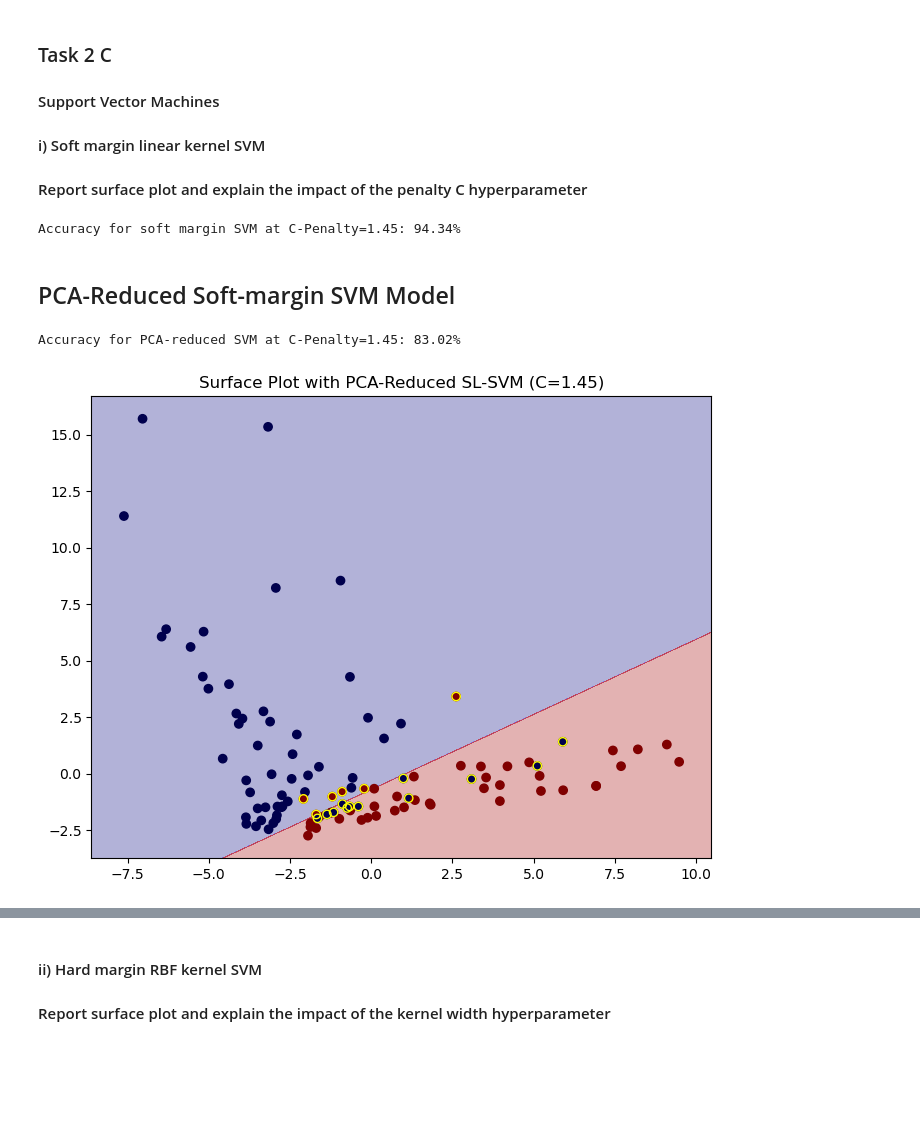
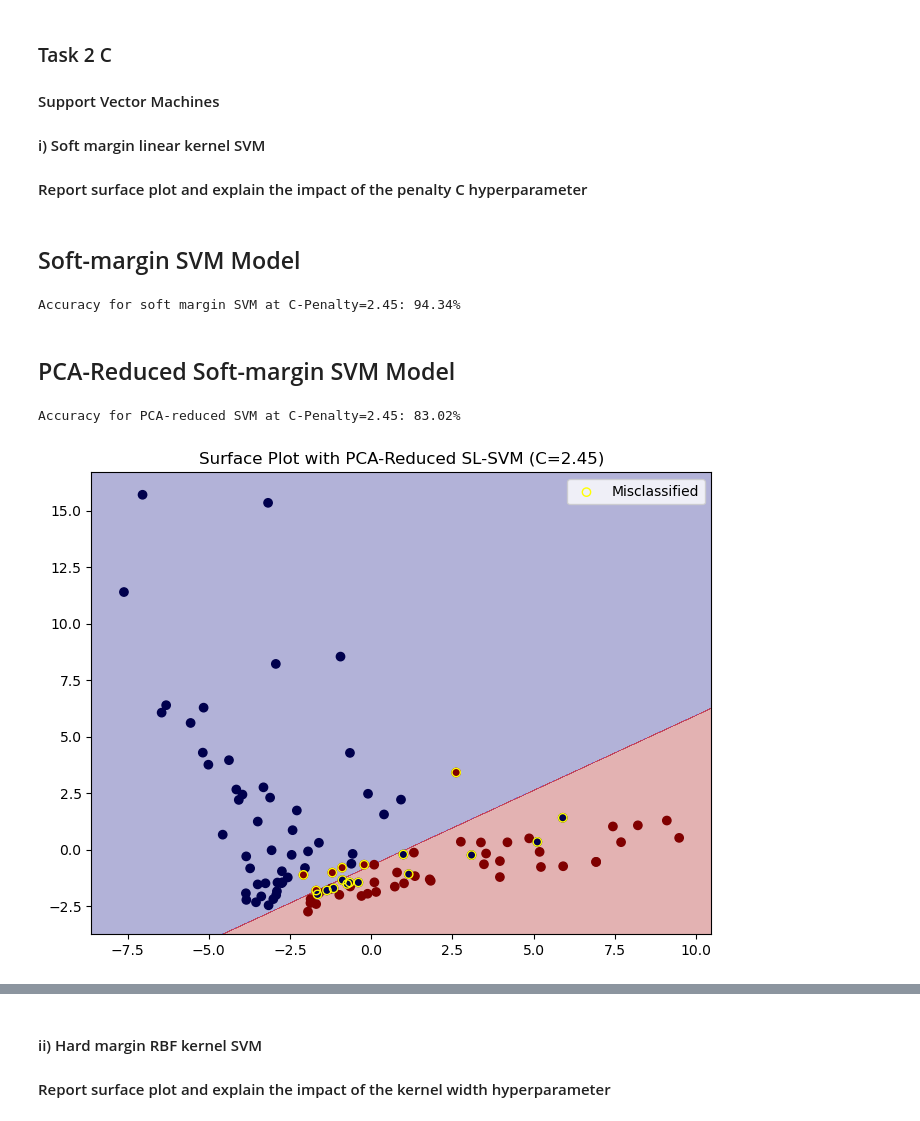
Before and after one commit to Compsci361-Group31/COMPSCI361-Assignment3, a Jupyter notebook: AS03.ipynb, the cells around one changed output, grey strips where cells are left out. Drawn from its saved outputs; the diff is of its cells as text; code cells hidden in the pictures; blank space fills up the shorter version.

Commit message:
WIP But cleaner
Just cleaned up for the report section, probably need more work on the surface plot - might even reconsider the PCA-reduced model, unsure.

```diff
--- a/AS03.ipynb
+++ b/AS03.ipynb
@@ -197,6 +197,8 @@ print(f"{test_df} \n {test_y} \n {test_X}")
 #### Support Vector Machines
 #### i) Soft margin linear kernel SVM
 #### Report surface plot and explain the impact of the penalty C hyperparameter
+# %% [markdown]
+## Soft-margin SVM Model
 # %%
 # code for task 2 C soft margin linear kernel svm
 # for surface plots check note on assignment pdf at bottom of task 2
@@ -206,7 +208,7 @@ from sklearn.decomposition import PCA
 from sklearn.preprocessing import LabelEncoder
 
 # Use SKLearn to fit our data into a linear SVM model
-cValue = 1.45
+cValue = 2.45
 soft_linear = svm.SVC(kernel="linear", C=cValue)
 soft_linear.fit(X, y)
 
@@ -216,7 +218,7 @@ test_pred = soft_linear.predict(test_X)
 accuracy = metrics.accuracy_score(test_y, test_pred, normalize=True)
 print(f"Accuracy for soft margin SVM at C-Penalty={cValue}: {accuracy*100:.2f}%\n")
 # %% [output]
-Accuracy for soft margin SVM at C-Penalty=1.45: 94.34%
+Accuracy for soft margin SVM at C-Penalty=2.45: 94.34%
 # %% [markdown]
 ## PCA-Reduced Soft-margin SVM Model
 # %%
@@ -235,34 +237,35 @@ test_y_encoded = le.transform(test_y)
 sl_pca = svm.SVC(kernel="linear", C=cValue)
 sl_pca.fit(X_pca, y_encoded)
 # Prediction + Accuracy to show that PCA reduces SVM accuracy
 pred = sl_pca.predict(test_X_pca)
 acc = metrics.accuracy_score(test_y_encoded, pred, normalize=True)
 print(f"Accuracy for PCA-reduced SVM at C-Penalty={cValue}: {acc*100:.2f}%\n")
 color_assignment = test_y_encoded  # 'entertainment' → 0, 'tech' → 1
 
 # mesh grid to plot decision regions/boundary
 x = test_X_pca[:, 0]
 y = test_X_pca[:, 1]
 
 x_min, x_max = x.min() -  1, x.max() + 1
 y_min, y_max = y.min() - 1, y.max() + 1
 
 xx, yy = np.meshgrid(np.arange(x_min, x_max, 0.01), np.arange(y_min, y_max, 0.01))
 
 # predict on the mesh grid to get decision regions
 Z = sl_pca.predict(np.c_[xx.ravel(), yy.ravel()])
 Z = Z.reshape(xx.shape)
 
 # Plot decision regions and data points
 misclassified = (pred != test_y_encoded) # identify misclassified points
 plt.figure(figsize=(8, 6))
 plt.contourf(xx, yy, Z, alpha=0.3, cmap='seismic')  # Decision boundary/region
 plt.scatter(test_X_pca[:, 0], test_X_pca[:, 1], c=color_assignment, cmap='seismic')
 plt.scatter(test_X_pca[misclassified, 0], test_X_pca[misclassified, 1], edgecolors='yellow', facecolors='none', label='Misclassified')
+plt.legend()
 plt.title(f'Surface Plot with PCA-Reduced SL-SVM (C={cValue})')
 plt.show()
 # %% [output]
-Accuracy for PCA-reduced SVM at C-Penalty=1.45: 83.02%
+Accuracy for PCA-reduced SVM at C-Penalty=2.45: 83.02%
-[figure, old version]
+[figure, new version]
 # %% [markdown]
 ### PCA Dimensionality Reduction
```
Also changed, not shown: parts of 1 cell of this notebook.
